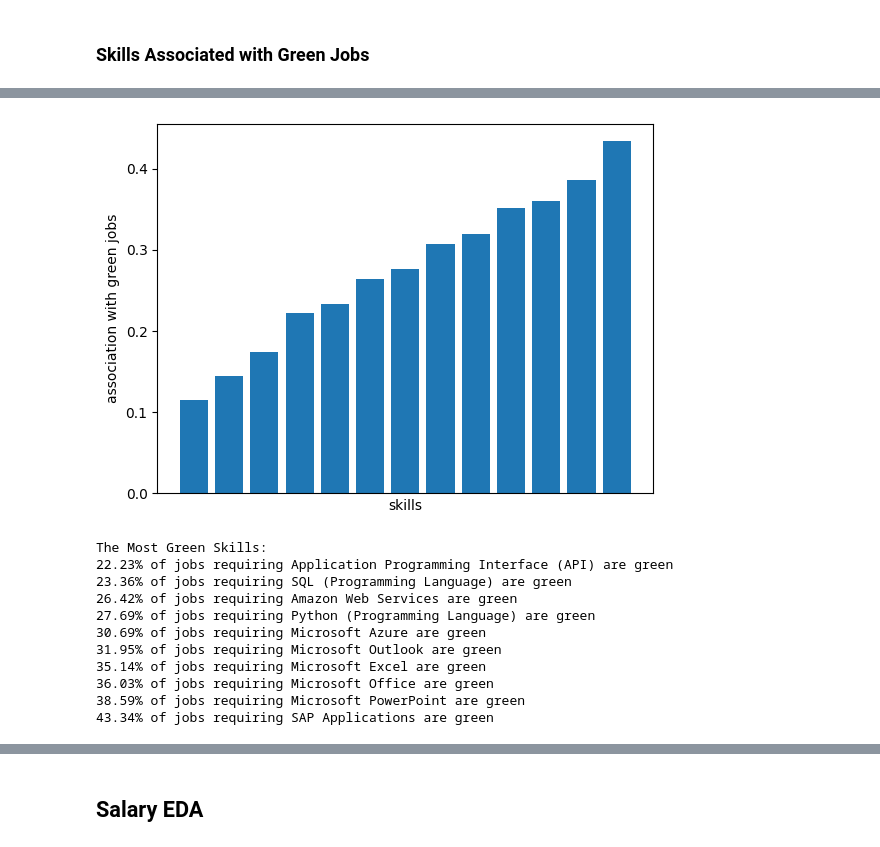
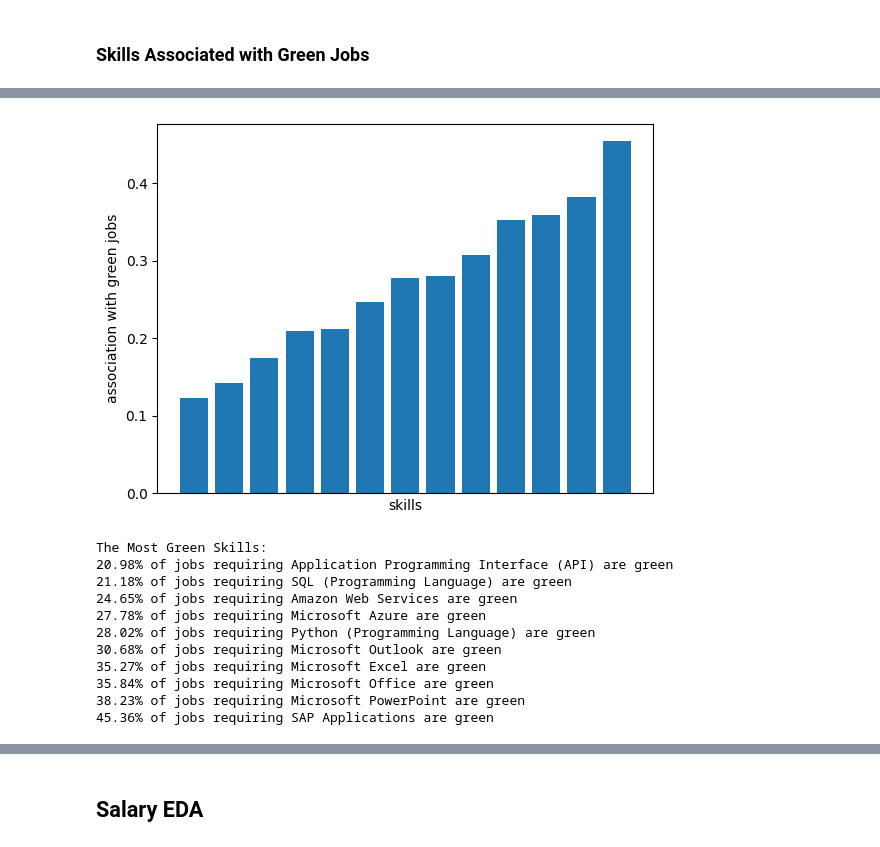
Before and after one commit to matthewbbone/datathonPP, a Jupyter notebook: Green EDA.ipynb, the cells around one changed output, grey strips where cells are left out. Saved outputs shown, nothing was run; the diff lists cells and outputs as text; code cells hidden in the pictures.

```diff
--- a/Green EDA.ipynb
+++ b/Green EDA.ipynb
@@ -10,7 +10,7 @@ from dateutil import parser
 # %% [markdown]
 ## Prelminary Cleaning
 # %%
-main_df = pd.read_csv('main.csv')
+main_df = pd.read_csv('main_sample.csv')
 # %%
 industry_map = {
     'Manufacture of fabricated metal products, except machinery and equipment': 'fab_metal_manuf',
@@ -284,4 +224,6 @@ def green_skills(type, min):
 
         for i in range((len(list1) - 10),len(list1)):
                 print(f'{list1[i]:.2%} of jobs requiring {list2[i]} are green')
+
+        return pd.DataFrame({'skill': list2, 'ratio': list1})
 # %%
@@ -317,16 +259,16 @@ The Most Green Skills:
 # %%
-green_skills('SOFTWARE_SKILLS_NAME', round(len(main_df) / 100))
+software_df = green_skills('SOFTWARE_SKILLS_NAME', round(len(main_df) / 100))
 # %% [output]
-[figure, old version]
+[figure, new version]
 The Most Green Skills:
-22.23% of jobs requiring Application Programming Interface (API) are green
-23.36% of jobs requiring SQL (Programming Language) are green
-26.42% of jobs requiring Amazon Web Services are green
-27.69% of jobs requiring Python (Programming Language) are green
-30.69% of jobs requiring Microsoft Azure are green
-31.95% of jobs requiring Microsoft Outlook are green
-35.14% of jobs requiring Microsoft Excel are green
-36.03% of jobs requiring Microsoft Office are green
-38.59% of jobs requiring Microsoft PowerPoint are green
-43.34% of jobs requiring SAP Applications are green
+20.98% of jobs requiring Application Programming Interface (API) are green
+21.18% of jobs requiring SQL (Programming Language) are green
+24.65% of jobs requiring Amazon Web Services are green
+27.78% of jobs requiring Microsoft Azure are green
+28.02% of jobs requiring Python (Programming Language) are green
+30.68% of jobs requiring Microsoft Outlook are green
+35.27% of jobs requiring Microsoft Excel are green
+35.84% of jobs requiring Microsoft Office are green
+38.23% of jobs requiring Microsoft PowerPoint are green
+45.36% of jobs requiring SAP Applications are green
 # %%
```
Also changed, not shown: parts of 35 cells of this notebook, 1 other file.
